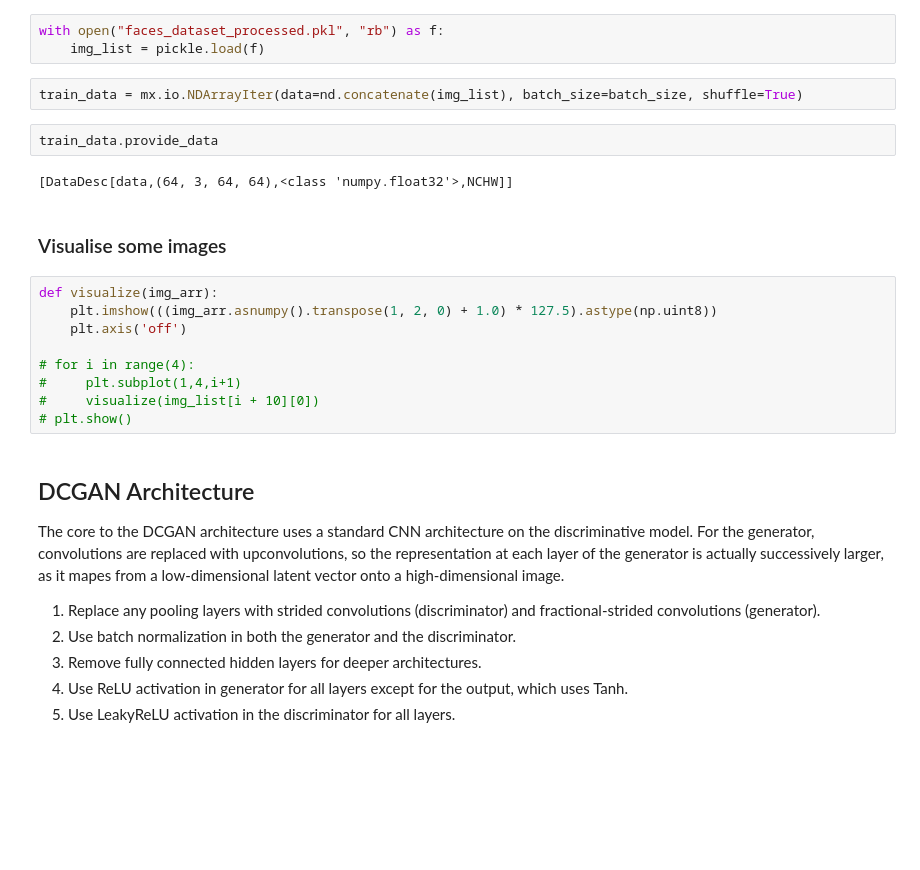
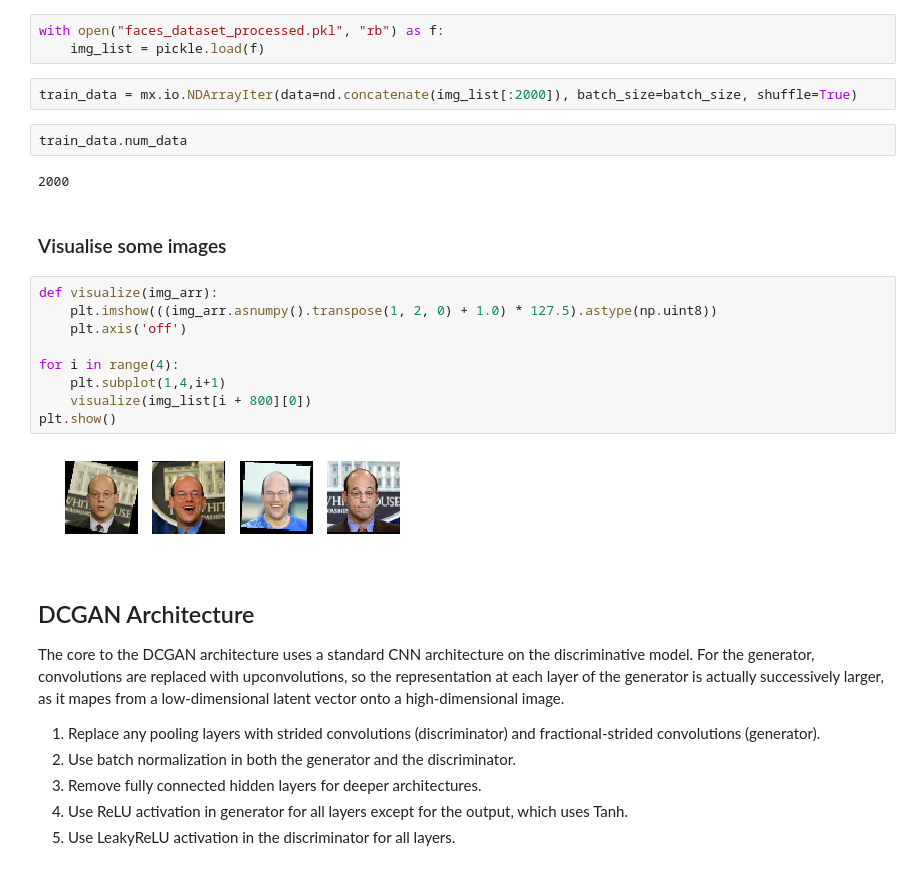
Before and after one commit to dbsheta/dcgan_face_generation, a Jupyter notebook: generate_faces.ipynb, the cells around one changed output. Cells and saved outputs as stored; diff of their text form; blank space fills up the shorter version.

```diff
--- a/generate_faces.ipynb
+++ b/generate_faces.ipynb
@@ -68,22 +66,24 @@ with open("faces_dataset_processed.pkl", "wb") as f:
 with open("faces_dataset_processed.pkl", "rb") as f:
     img_list = pickle.load(f)
 # %%
-train_data = mx.io.NDArrayIter(data=nd.concatenate(img_list), batch_size=batch_size, shuffle=True)
+train_data = mx.io.NDArrayIter(data=nd.concatenate(img_list[:2000]), batch_size=batch_size, shuffle=True)
 # %%
-train_data.provide_data
+train_data.num_data
 # %% [output]
-[DataDesc[data,(64, 3, 64, 64),<class 'numpy.float32'>,NCHW]]
+2000
 # %% [markdown]
 ### Visualise some images
 # %%
 def visualize(img_arr):
     plt.imshow(((img_arr.asnumpy().transpose(1, 2, 0) + 1.0) * 127.5).astype(np.uint8))
     plt.axis('off')
 
-# for i in range(4):
-#     plt.subplot(1,4,i+1)
-#     visualize(img_list[i + 10][0])
-# plt.show()
+for i in range(4):
+    plt.subplot(1,4,i+1)
+    visualize(img_list[i + 800][0])
+plt.show()
+# %% [output]
+[figure, added]
 # %% [markdown]
 ## DCGAN Architecture
 The core to the DCGAN architecture uses a standard CNN architecture on the discriminative model. For the generator, convolutions are replaced with upconvolutions, so the representation at each layer of the generator is actually successively larger, as it mapes from a low-dimensional latent vector onto a high-dimensional image.
```
Also changed, not shown: parts of 16 cells of this notebook, 2 other files.
